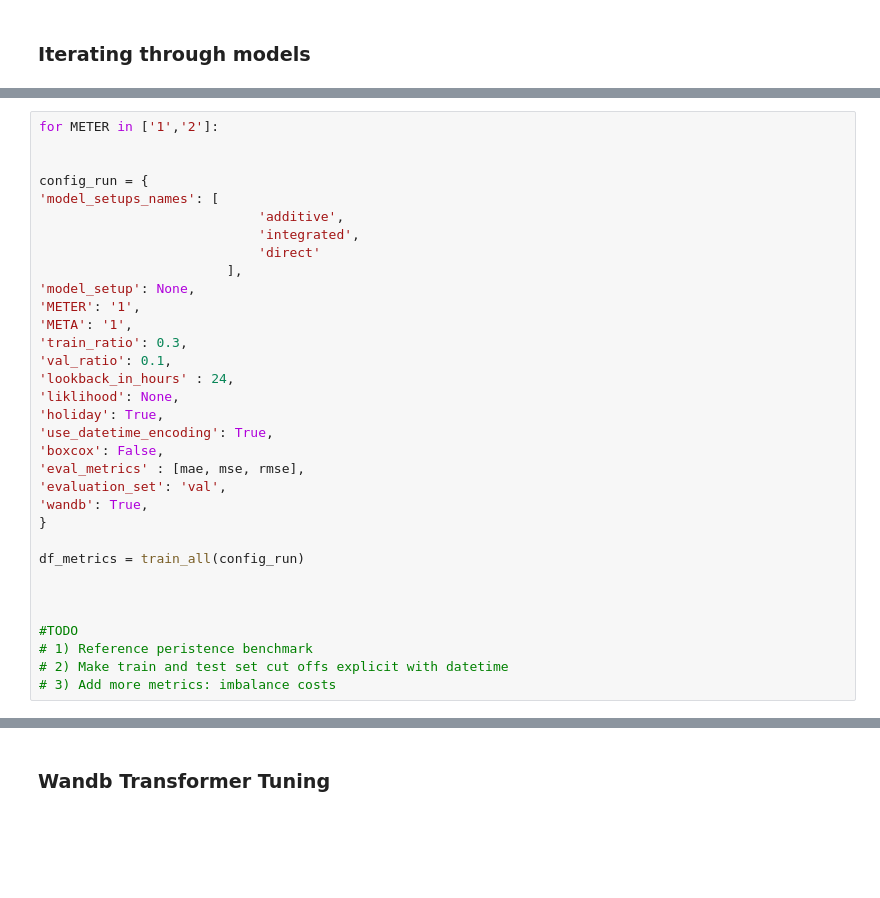
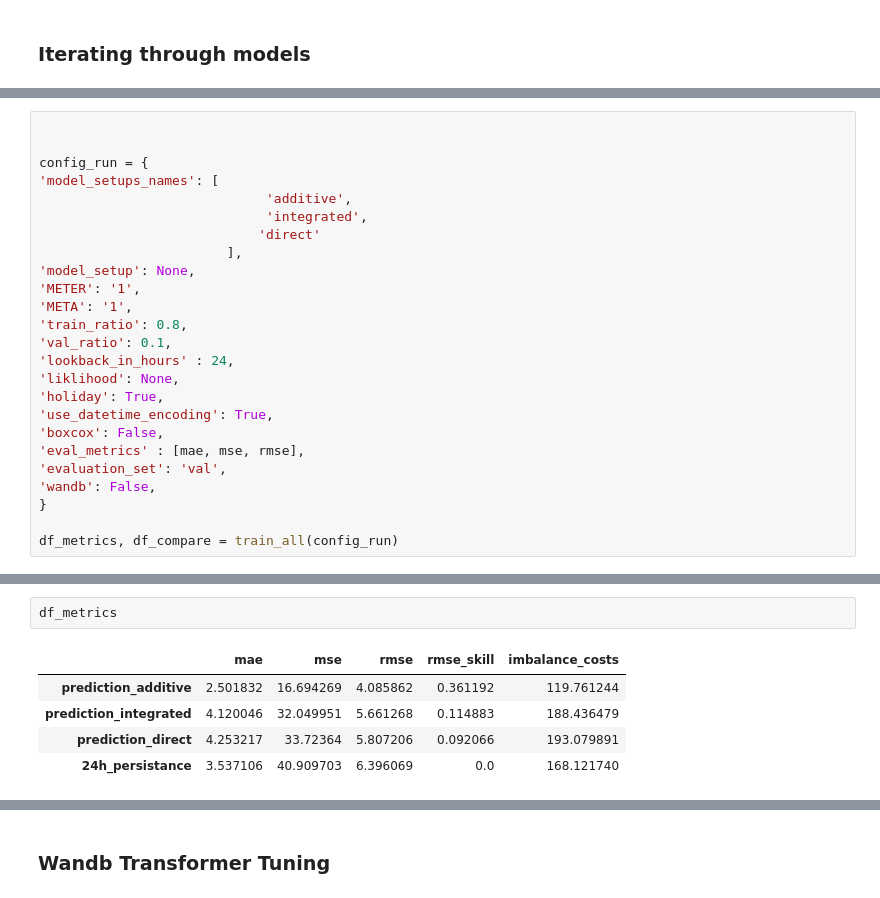
Before and after one commit to nikohou/net-load-forecasting, a Jupyter notebook: notebooks/data_driven_modeling.ipynb, the cells around one changed output, grey strips where cells are left out. Saved outputs shown, nothing was run; the diff lists cells and outputs as text; blank space fills up the shorter version.

Commit message:
added imbalance cost calculation

```diff
--- a/notebooks/data_driven_modeling.ipynb
+++ b/notebooks/data_driven_modeling.ipynb
@@ -227,17 +430,16 @@ def build_config(config_dataset):
 # %%
-for METER in ['1','2']:
 
 
 config_run = {
 'model_setups_names': [
-                            'additive',
-                            'integrated',
+                             'additive',
+                             'integrated',
                             'direct'
                         ],
 'model_setup': None,
 'METER': '1',
 'META': '1',
-'train_ratio': 0.3,
+'train_ratio': 0.8,
 'val_ratio': 0.1,
 'lookback_in_hours' : 24,
 'liklihood': None,
@@ -246,14 +448,7 @@ config_run = {
 'boxcox': False,
 'eval_metrics' : [mae, mse, rmse],
 'evaluation_set': 'val',
-'wandb': True,
+'wandb': False,
 }
 
-df_metrics = train_all(config_run)
-
-
-
-#TODO
-# 1) Reference peristence benchmark
-# 2) Make train and test set cut offs explicit with datetime
-# 3) Add more metrics: imbalance costs
+df_metrics, df_compare = train_all(config_run)
@@ -260,3 +469,11 @@ df_metrics = train_all(config_run)
+# %%
+df_metrics
+# %% [output]
+|  | mae | mse | rmse | rmse_skill | imbalance_costs |
+| prediction_additive | 2.501832 | 16.694269 | 4.085862 | 0.361192 | 119.761244 |
+| prediction_integrated | 4.120046 | 32.049951 | 5.661268 | 0.114883 | 188.436479 |
+| prediction_direct | 4.253217 | 33.72364 | 5.807206 | 0.092066 | 193.079891 |
+| 24h_persistance | 3.537106 | 40.909703 | 6.396069 | 0.0 | 168.121740 |
 # %%
 
 scores_dict_meter = {}
```
Also changed, not shown: parts of 9 cells of this notebook.
